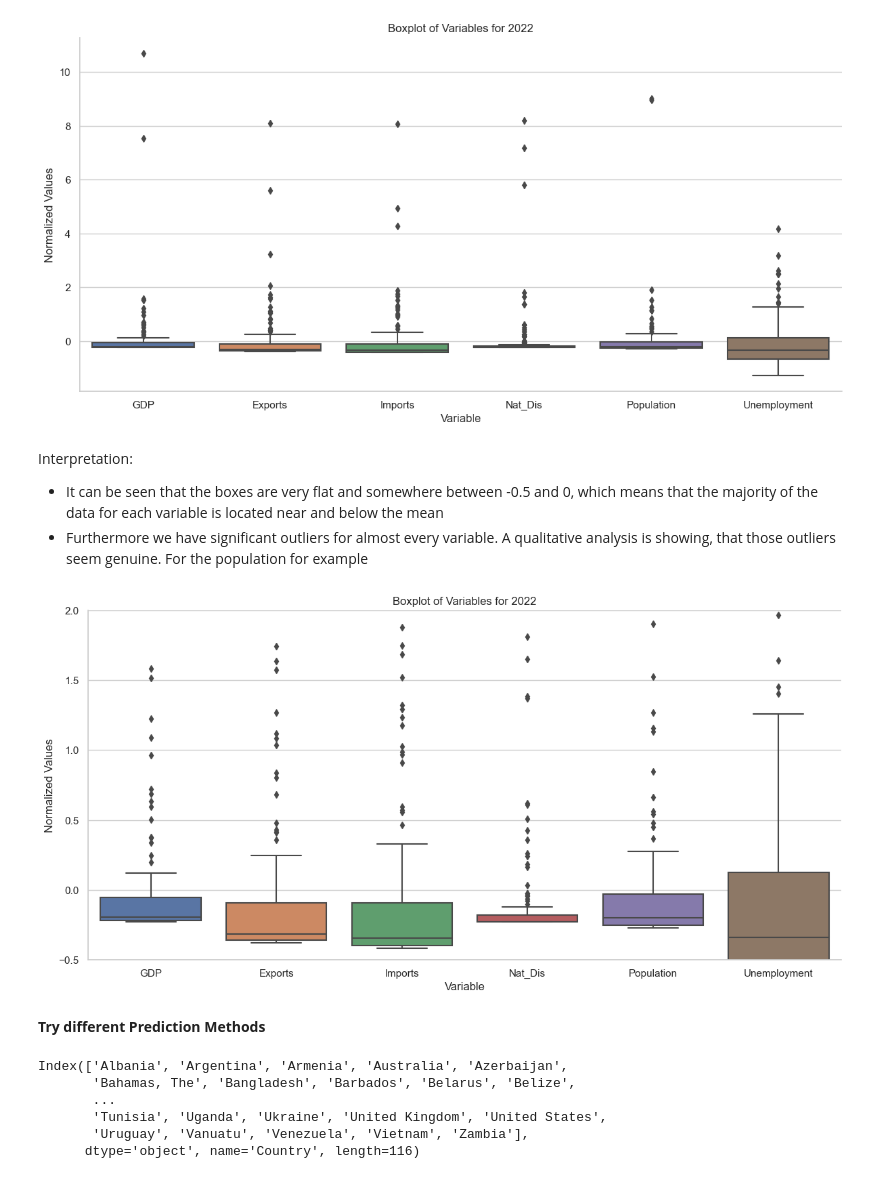
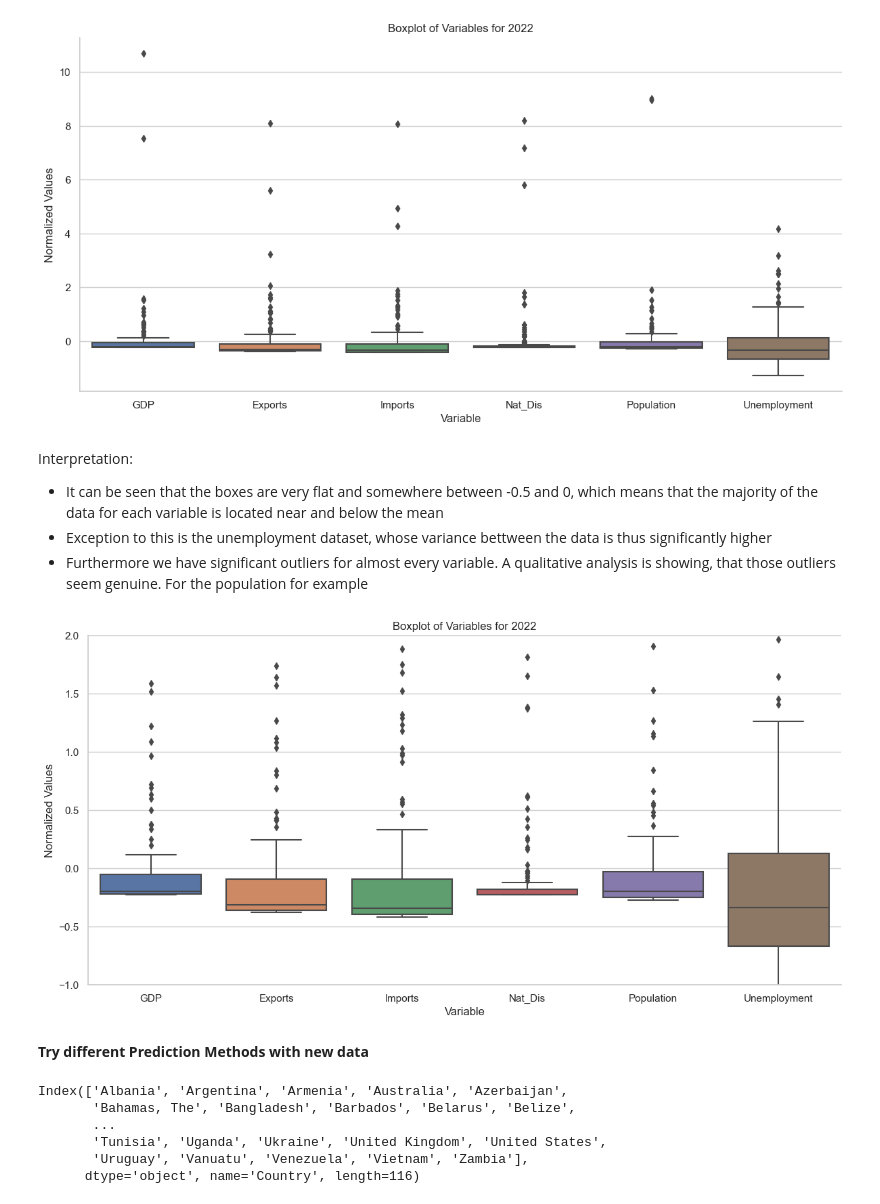
Before and after one commit to Monsieur-Bandana/data_science_clockmann, a Jupyter notebook: ClassProject2207 (1).ipynb, the cells around one changed output. Saved outputs shown, nothing was run; the diff lists cells and outputs as text; code cells hidden in the pictures.

```diff
--- a/ClassProject2207 (1).ipynb
+++ b/ClassProject2207 (1).ipynb
@@ -519,4 +519,6 @@ See the caveats in the documentation: https://pandas.pydata.org/pandas-docs/stab
 # %%
 #Drop all years before 1992
 nat_dis_piv.drop(nat_dis_piv.iloc[:, 0:92], inplace = True, axis = 1)
+# %%
+nat_dis_piv.fillna(0, inplace = True)
 # %%
@@ -715,18 +715,19 @@ plt.show()
 # %% [markdown]
 Interpretation:
 - It can be seen that the boxes are very flat and somewhere between -0.5 and 0, which means that the majority of the data for each variable is located near and below the mean
+- Exception to this is the unemployment dataset, whose variance bettween the data is thus significantly higher
 - Furthermore we have significant outliers for almost every variable. A qualitative analysis is showing, that those outliers seem genuine. For the population for example
 # %%
 # The same boxplot but with adjusted y-axis that excludes the outliers but better displays the boxes and median
 g = sns.catplot(x='Variable', y='Values', kind="box", data=last_year_df, height=6, aspect=2)
 g.set_axis_labels("Variable", "Normalized Values")
-plt.ylim(-0.5, 2)
+plt.ylim(-1, 2)
 plt.title('Boxplot of Variables for 2022')
 plt.show()
 # %% [output]
-[figure, old version]
+[figure, new version]
 # %% [markdown]
-**Try different Prediction Methods**
+**Try different Prediction Methods with new data**
 # %%
 #Get a list of all countries which remains after adding the new data
 countrys_mod = data.index.get_level_values(0).unique()
```
Also changed, not shown: parts of 41 cells of this notebook.
